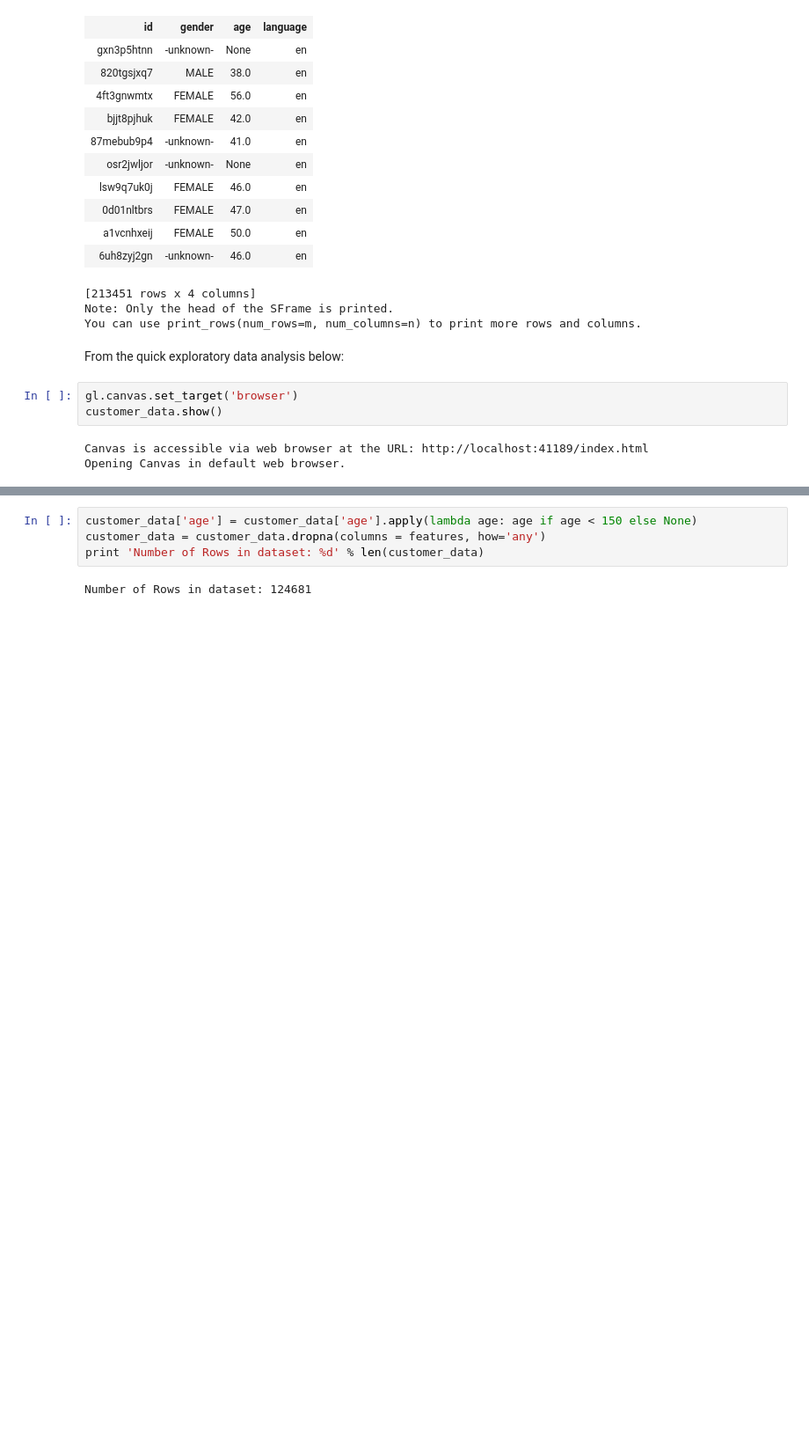
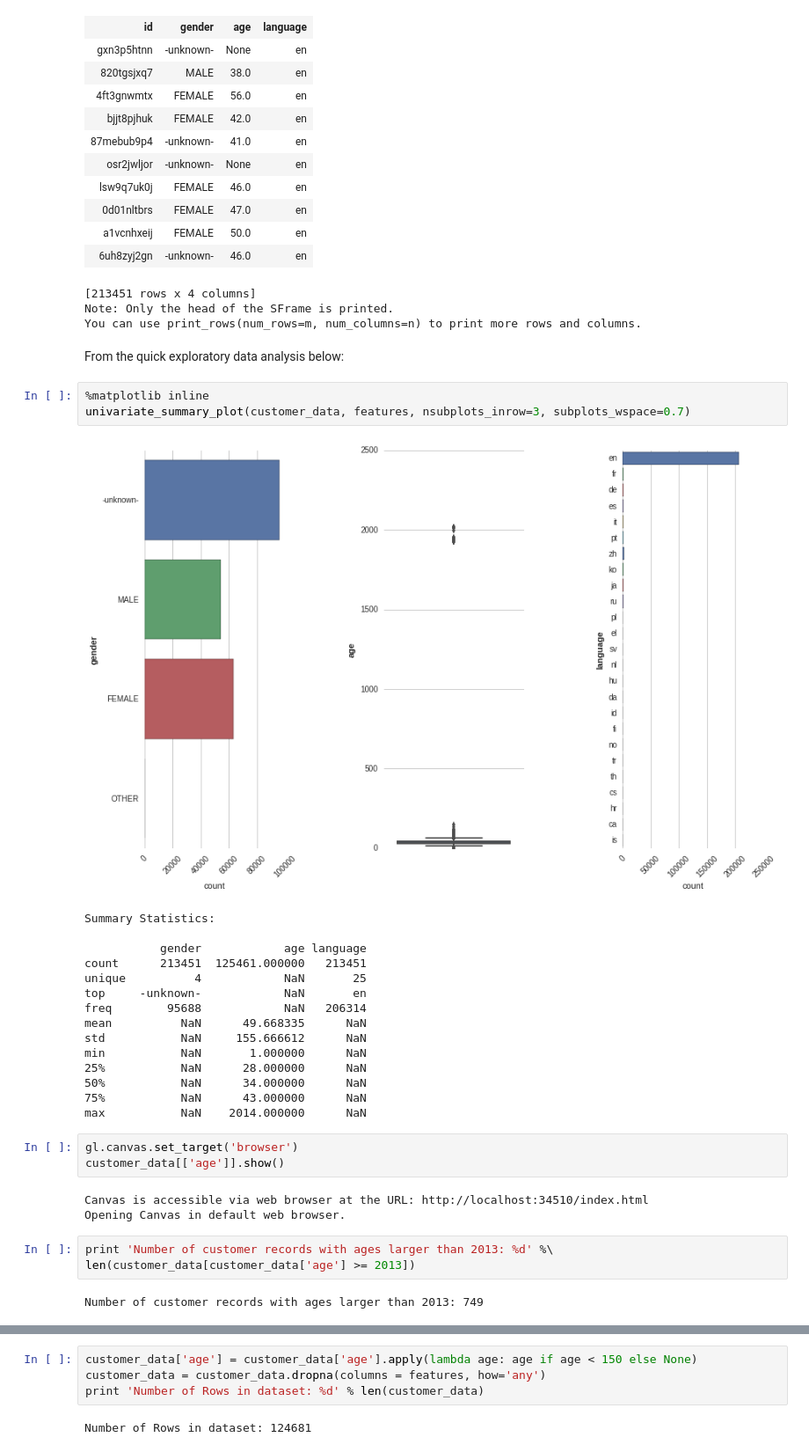
Before and after one commit to tgrammat/ML-Data_Challenges, a Jupyter notebook: Dato-tutorials/anomaly-detection/Anomaly Detection - Demo 1 [Local Outlier Factor - LOF Model].ipynb, the cells around one changed output, grey strips where cells are left out. Shown at 88% size. Cells and saved outputs as stored; diff of their text form; blank space fills up the shorter version.

Commit message:
anomaly detection examples: visualizations added

```diff
--- a/Dato-tutorials/anomaly-detection/Anomaly Detection - Demo 1 [Local Outlier Factor - LOF Model].ipynb
+++ b/Dato-tutorials/anomaly-detection/Anomaly Detection - Demo 1 [Local Outlier Factor - LOF Model].ipynb
@@ -98,10 +84,34 @@ Note: Only the head of the SFrame is printed.
 You can use print_rows(num_rows=m, num_columns=n) to print more rows and columns.
 # %% [markdown]
 From the quick exploratory data analysis below:
+# %%
+%matplotlib inline
+univariate_summary_plot(customer_data, features, nsubplots_inrow=3, subplots_wspace=0.7)
+# %% [output]
+[figure, added]
+Summary Statistics:
+
+           gender            age language
+count      213451  125461.000000   213451
+unique          4            NaN       25
+top     -unknown-            NaN       en
+freq        95688            NaN   206314
+mean          NaN      49.668335      NaN
+std           NaN     155.666612      NaN
+min           NaN       1.000000      NaN
+25%           NaN      28.000000      NaN
+50%           NaN      34.000000      NaN
+75%           NaN      43.000000      NaN
+max           NaN    2014.000000      NaN
 # %%
 gl.canvas.set_target('browser')
-customer_data.show()
+customer_data[['age']].show()
 # %% [output]
-Canvas is accessible via web browser at the URL: http://localhost:41189/index.html
+Canvas is accessible via web browser at the URL: http://localhost:34510/index.html
 Opening Canvas in default web browser.
+# %%
+print 'Number of customer records with ages larger than 2013: %d' %\
+len(customer_data[customer_data['age'] >= 2013])
+# %% [output]
+Number of customer records with ages larger than 2013: 749
 # %% [markdown]
```
Also changed, not shown: parts of 27 cells of this notebook, 2 other files.
